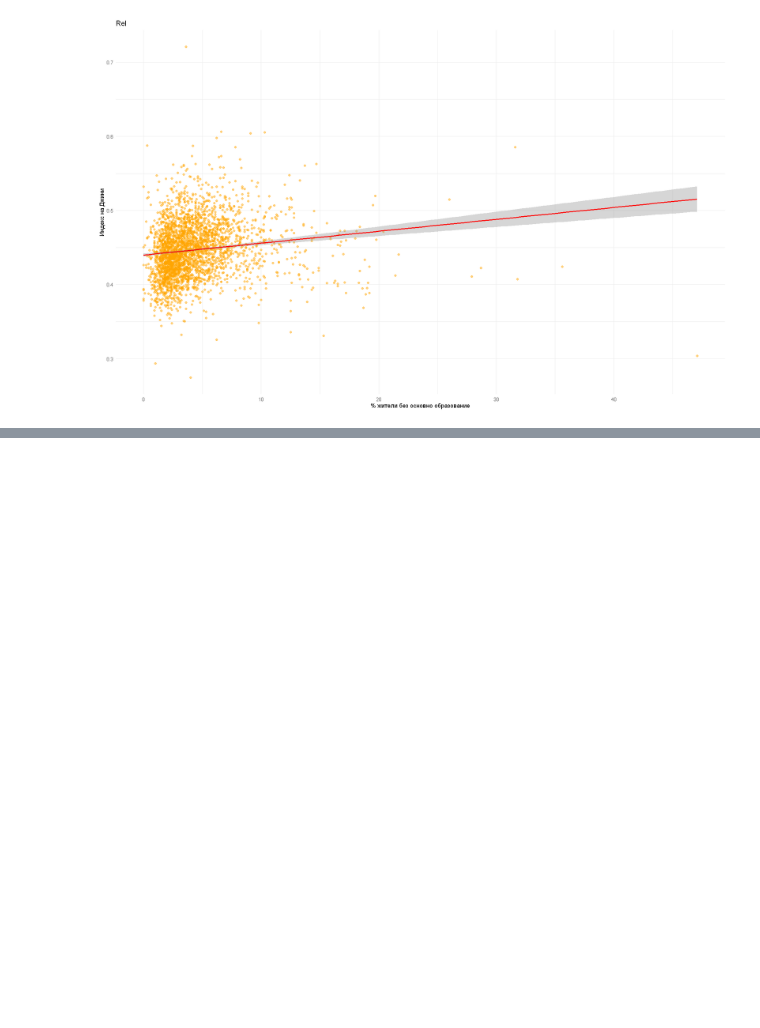
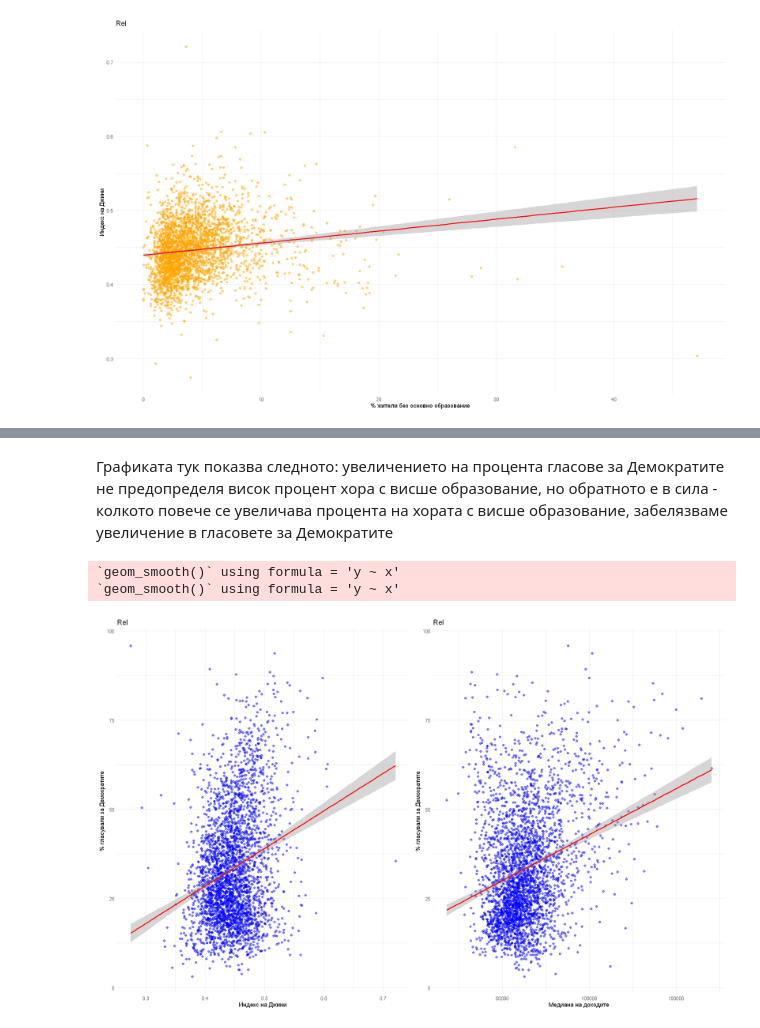
Before and after one commit to tkostadinov004/election-prediction, a Jupyter notebook: Project.ipynb, the cells around one changed output, grey strips where cells are left out. Drawn from its saved outputs; the diff is of its cells as text; code cells hidden in the pictures; blank space fills up the shorter version.

```diff
--- a/Project.ipynb
+++ b/Project.ipynb
@@ -230,0 +289,18 @@ ggplot(data, aes(x = Population.with.less.than.9th.grade.education, y = Gini.Ind
+# %% [markdown]
+Графиката тук показва следното: увеличението на процента гласове за Демократите не предопределя висок процент хора с висше образование, но обратното е в сила - колкото повече се увеличава процента на хората с висше образование, забелязваме увеличение в гласовете за Демократите
+# %%
+dem_gini <- ggplot(data, aes(x = Gini.Index, y = X2020.Democrat.vote..)) +
+    geom_point(alpha = 0.5, color = "blue") +
+    geom_smooth(method = "lm", color = "red", se = TRUE) +
+    labs(title = "Rel", x = "Индекс на Джини", y = "% гласували за Демократите") +
+    theme_minimal()
+dem_median_income <- ggplot(data, aes(x = Median.income..dollars., y = X2020.Democrat.vote..)) +
+    geom_point(alpha = 0.5, color = "blue") +
+    geom_smooth(method = "lm", color = "red", se = TRUE) +
+    labs(title = "Rel", x = "Медиана на доходите", y = "% гласували за Демократите") +
+    theme_minimal()
+grid.arrange(dem_gini, dem_median_income, ncol=2, widths = c(1, 1))
+# %% [output]
+`geom_smooth()` using formula = 'y ~ x'
+`geom_smooth()` using formula = 'y ~ x'
+[figure, added]
```
Also changed, not shown: parts of 8 cells of this notebook.
